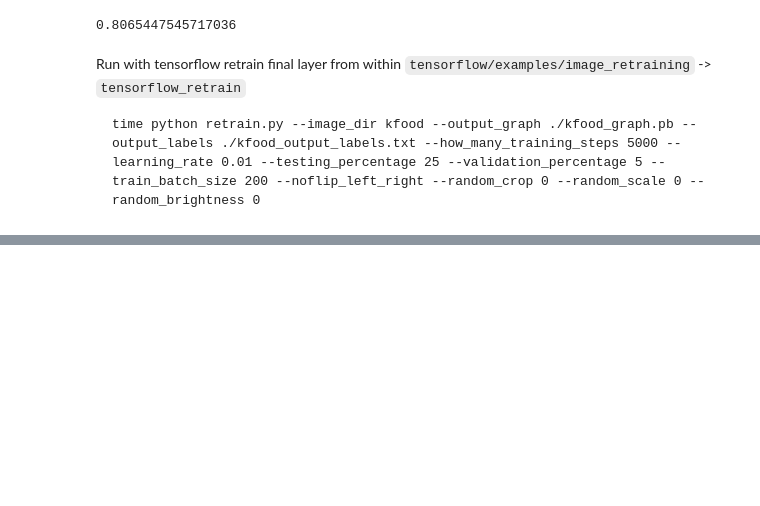
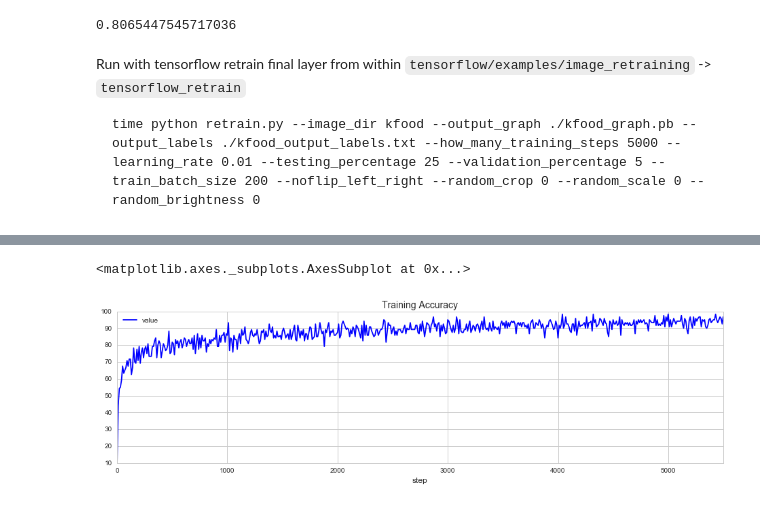
Before and after one commit to tonyslowdown/deep-features, a Jupyter notebook: kfood.ipynb, the cells around one changed output, grey strips where cells are left out. Saved outputs shown, nothing was run; the diff lists cells and outputs as text; code cells hidden in the pictures; blank space fills up the shorter version.

```diff
--- a/kfood.ipynb
+++ b/kfood.ipynb
@@ -857,2 +863,28 @@ training_steps learning_rate train_batch_size flip_left_right random_crop random
 # %%
 # Run again using final settings, and store log, to create plot of decreasing cross entropy and increasing accuracy values
+# %%
+train_pat = re.compile(r'.*Step (\d+): Train accuracy = (.+)%')
+cross_pat = re.compile(r'.*Step (\d+): Cross entropy = (.+)')
+valid_pat = re.compile(r'.*Step (\d+): Validation accuracy = (.+)%')
+
+train_acc = []
+cross_ent = []
+valid_acc = []
+with open('tensorflow_retrain/retrain.5500.120.log') as f:
+    for line in f:
+        r1 = train_pat.search(line)
+        r2 = cross_pat.search(line)
+        r3 = valid_pat.search(line)
+        if r1:
+            train_acc.append({'step': int(r1.group(1)), 'value': float(r1.group(2))})
+        elif r2:
+            cross_ent.append({'step': int(r2.group(1)), 'value': float(r2.group(2))})
+        elif r3:
+            valid_acc.append({'step': int(r3.group(1)), 'value': float(r3.group(2))})
+        else:
+            continue
+# %%
+pd.DataFrame(train_acc).plot(kind='line', x='step', y='value', figsize=(16, 4), title="Training Accuracy", color='blue')
+# %% [output]
+<matplotlib.axes._subplots.AxesSubplot at 0x...>
+[figure, added]
```
Also changed, not shown: parts of 17 cells of this notebook, 13 other files.
